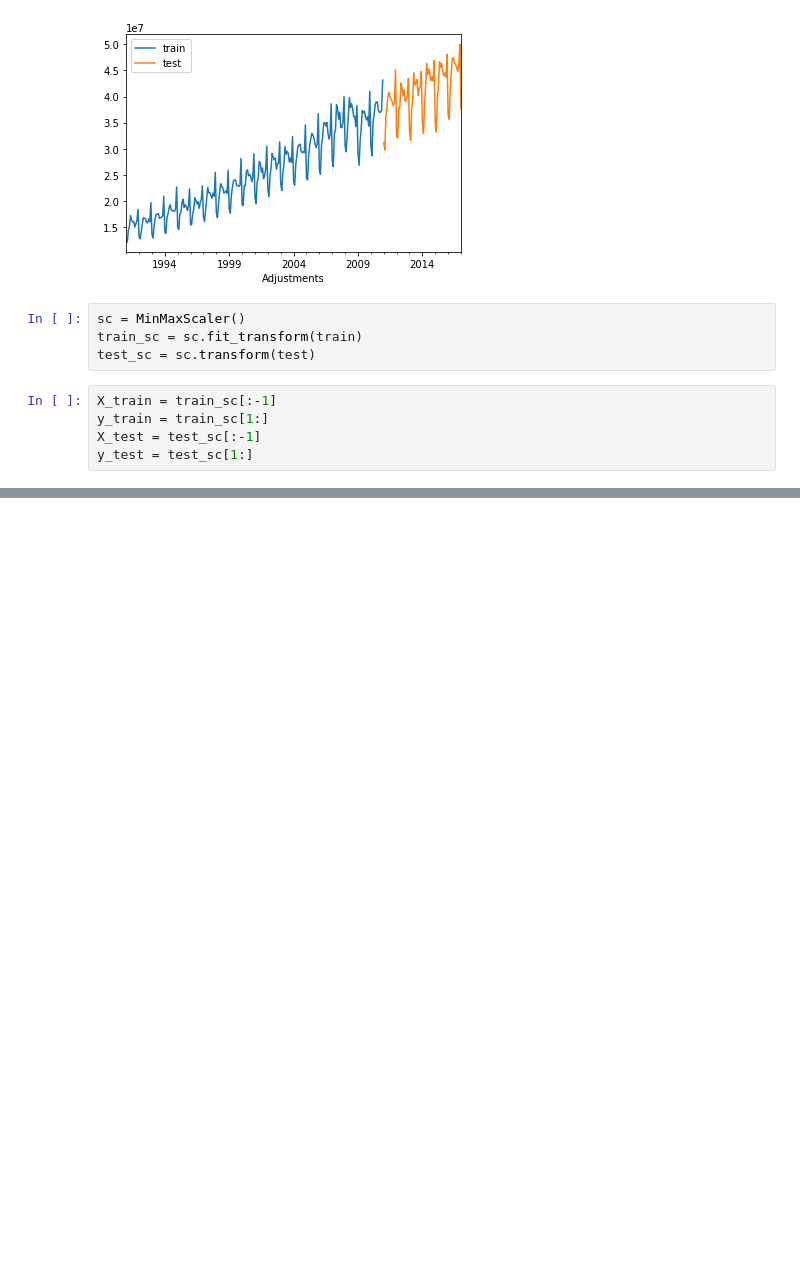
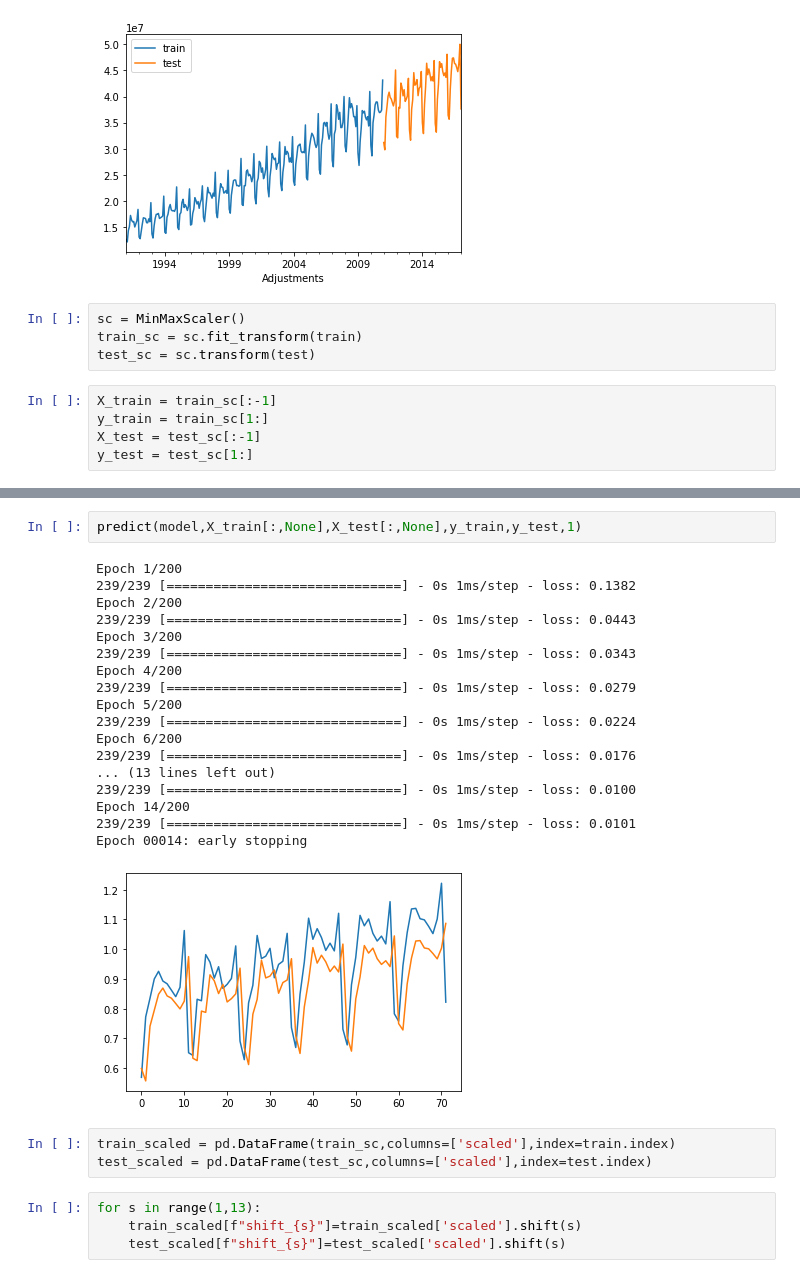
Before and after one commit to rparthas/data, a Jupyter notebook: ML/rnn.ipynb, the cells around one changed output, grey strips where cells are left out. Saved outputs shown, nothing was run; the diff lists cells and outputs as text; blank space fills up the shorter version.

```diff
--- a/ML/rnn.ipynb
+++ b/ML/rnn.ipynb
@@ -109,0 +129,28 @@ plt.plot(y_pred)
+# %%
+predict(model,X_train[:,None],X_test[:,None],y_train,y_test,1)
+# %% [output]
+Epoch 1/200
+239/239 [==============================] - 0s 1ms/step - loss: 0.1382
+Epoch 2/200
+239/239 [==============================] - 0s 1ms/step - loss: 0.0443
+Epoch 3/200
+239/239 [==============================] - 0s 1ms/step - loss: 0.0343
+Epoch 4/200
+239/239 [==============================] - 0s 1ms/step - loss: 0.0279
+Epoch 5/200
+239/239 [==============================] - 0s 1ms/step - loss: 0.0224
+Epoch 6/200
+239/239 [==============================] - 0s 1ms/step - loss: 0.0176
+... (13 lines left out)
+239/239 [==============================] - 0s 1ms/step - loss: 0.0100
+Epoch 14/200
+239/239 [==============================] - 0s 1ms/step - loss: 0.0101
+Epoch 00014: early stopping
+[figure, added]
+# %%
+train_scaled = pd.DataFrame(train_sc,columns=['scaled'],index=train.index)
+test_scaled = pd.DataFrame(test_sc,columns=['scaled'],index=test.index)
+# %%
+for s in range(1,13):
+    train_scaled[f"shift_{s}"]=train_scaled['scaled'].shift(s)
+    test_scaled[f"shift_{s}"]=test_scaled['scaled'].shift(s)
```
Also changed, not shown: parts of 19 cells of this notebook.
